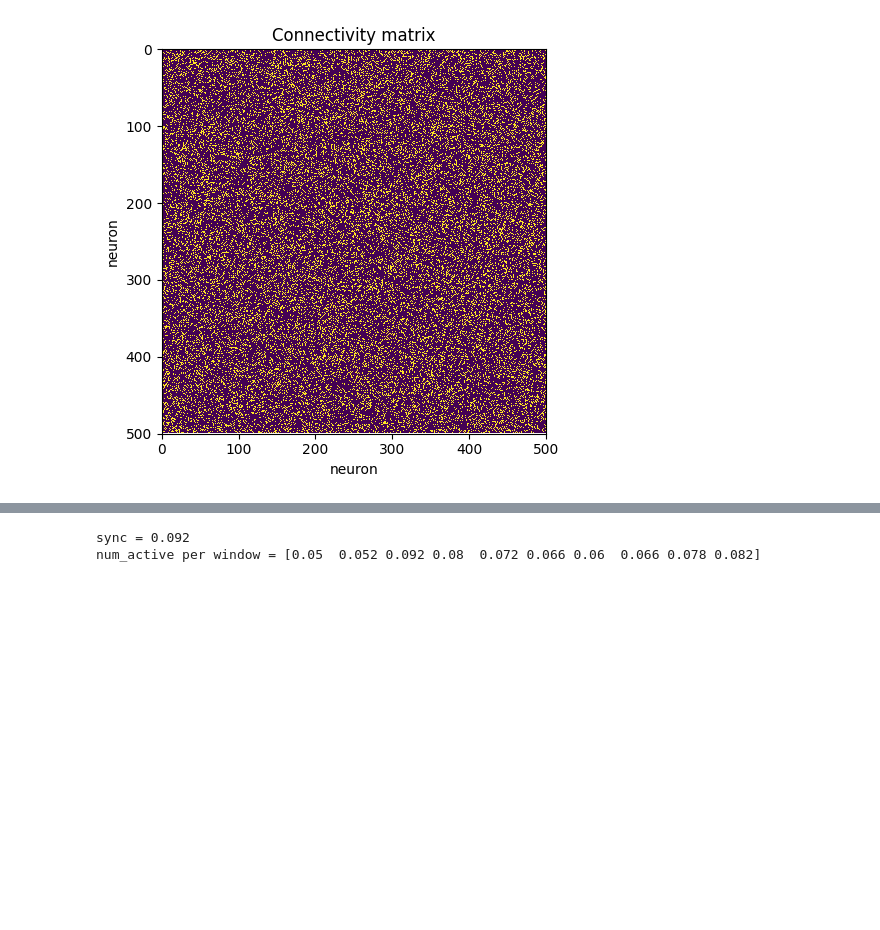
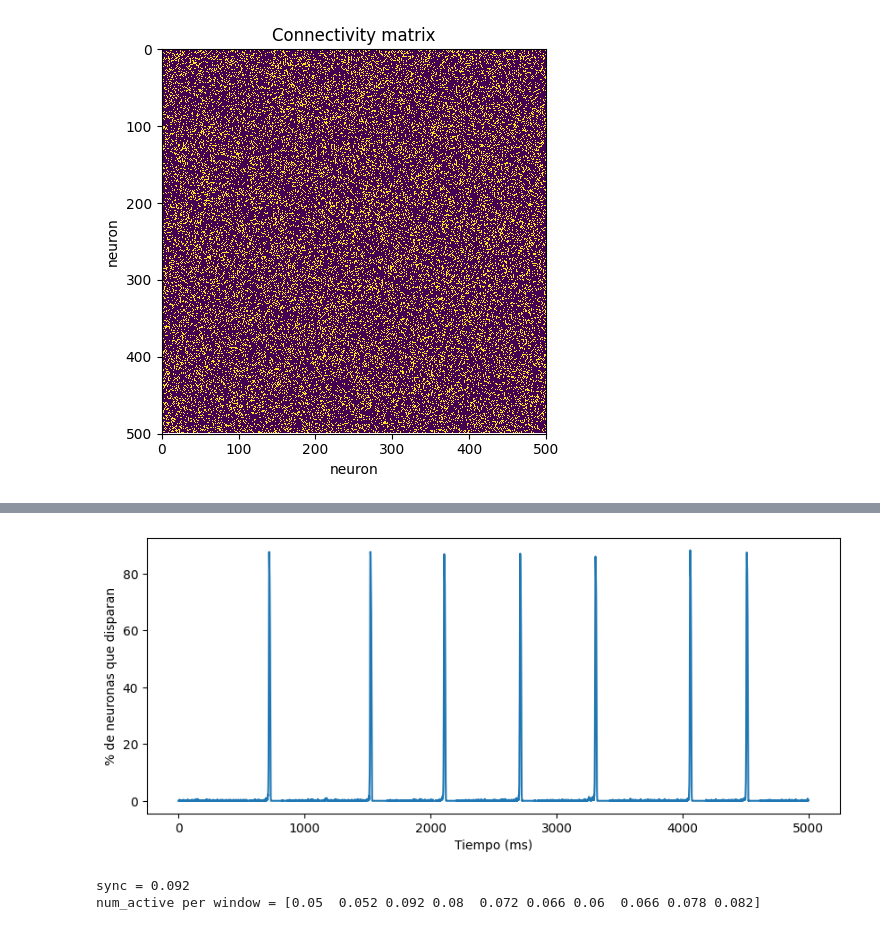
Before and after one commit to underDD/TFM, a Jupyter notebook: Izhikevich.ipynb, the cells around one changed output, grey strips where cells are left out. Saved outputs shown, nothing was run; the diff lists cells and outputs as text; code cells hidden in the pictures; blank space fills up the shorter version.

```diff
--- a/Izhikevich.ipynb
+++ b/Izhikevich.ipynb
@@ -415,3 +419,23 @@ plt.show()
+# %%
+# spikes por timestep (vector de tamaño SIM_TIME+1)
+spikes_per_t = np.bincount(firings_t, minlength=SIM_TIME+1)
+
+# quitamos el índice 0 si tu simulación empieza en t=1
+spikes_per_t = spikes_per_t[1:]
+
+# porcentaje
+percentage_firing = (spikes_per_t / N) * 100
+
+
+import matplotlib.pyplot as plt
+
+plt.figure(figsize=(10,4))
+plt.plot(percentage_firing)
+plt.xlabel("Tiempo (ms)")
+plt.ylabel("% de neuronas que disparan")
+plt.show()
+# %% [output]
+[figure, added]
 # %%
 SIM_TIME_SYNC = 1000
 WINDOW = 100
```
Also changed, not shown: parts of 4 cells of this notebook, 5 other files.
